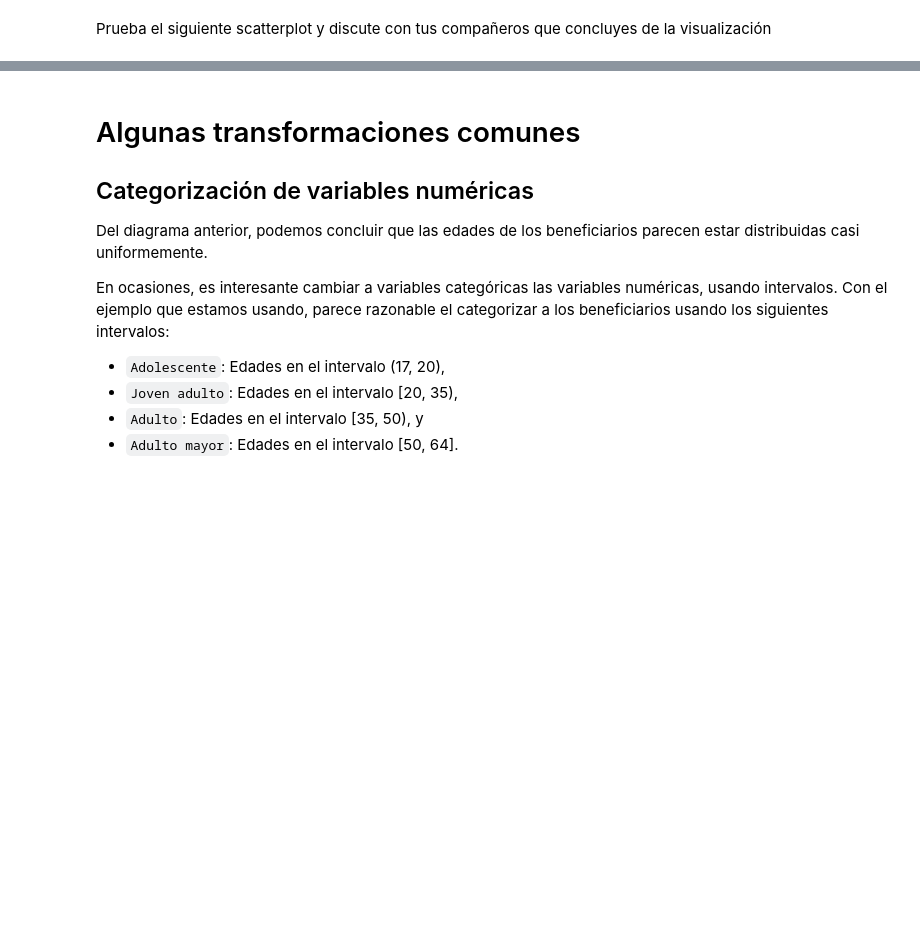
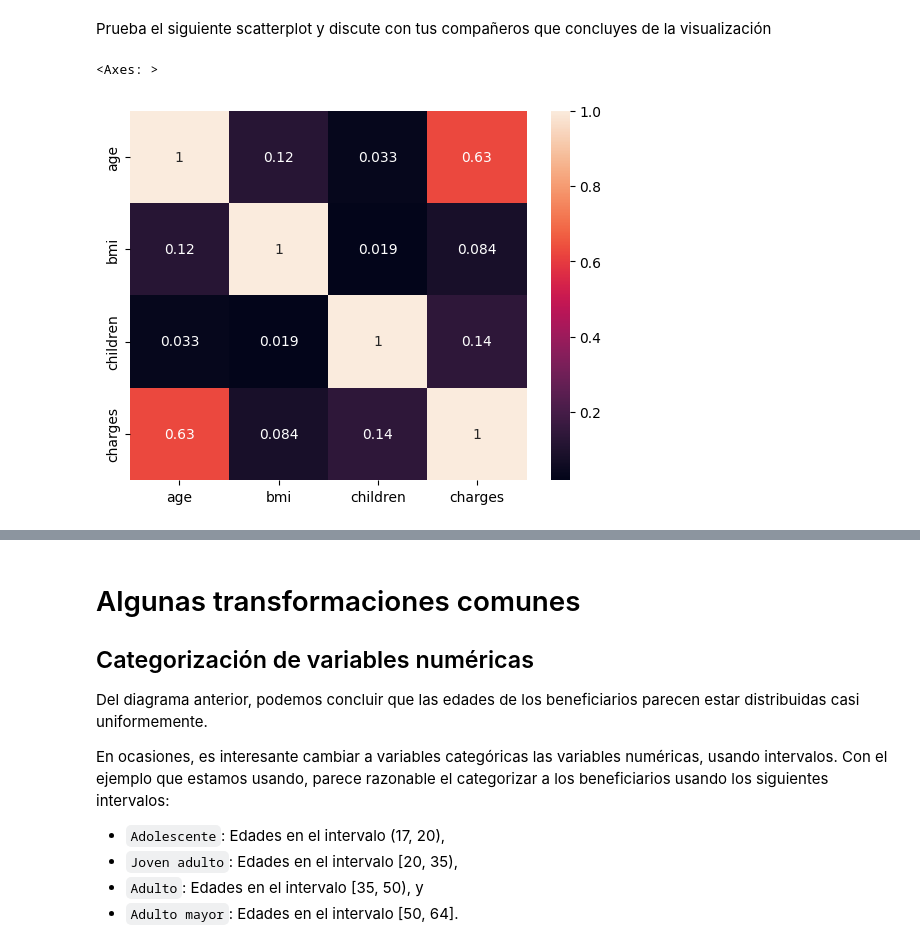
Before and after one commit to Francisco1583/francisco123, a Jupyter notebook: EstadisticaYVisualizacion.ipynb, the cells around one changed output, grey strips where cells are left out. Drawn from its saved outputs; the diff is of its cells as text; code cells hidden in the pictures; blank space fills up the shorter version.

```diff
--- a/EstadisticaYVisualizacion.ipynb
+++ b/EstadisticaYVisualizacion.ipynb
@@ -118,3 +138,9 @@ sns.scatterplot(data=df, x="age", y="charges")
 # %% [markdown]
 Prueba el siguiente scatterplot y discute con tus compañeros que concluyes de la visualización
+# %%
+no_smokers = df[df["smoker"] == "no"]
+sns.heatmap(no_smokers.corr(), annot = True)
+# %% [output]
+<Axes: >
+[figure, added]
 # %%
```
Also changed, not shown: parts of 15 cells of this notebook, 1 other file.
